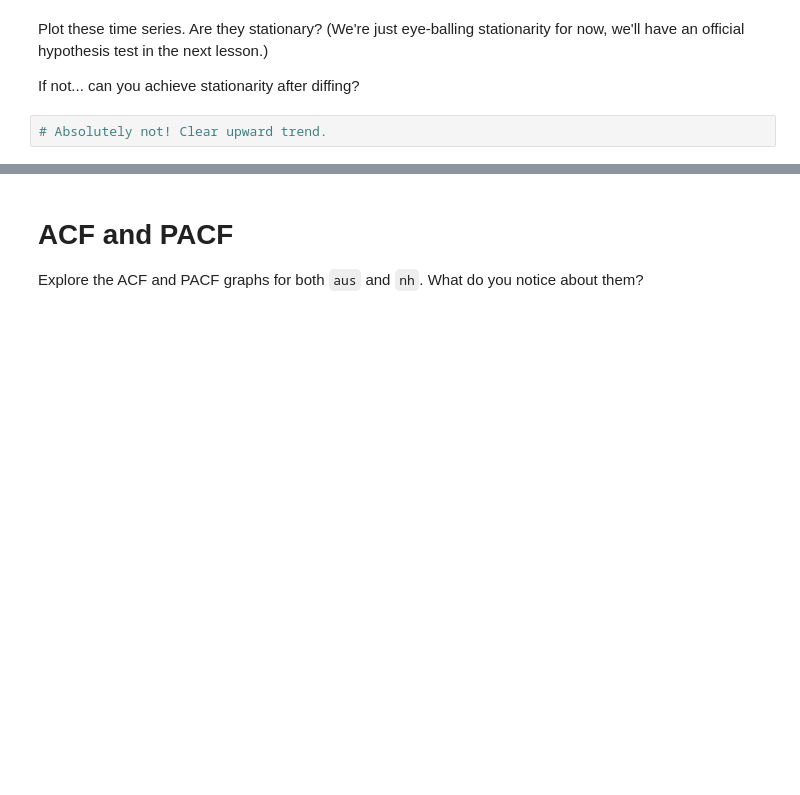
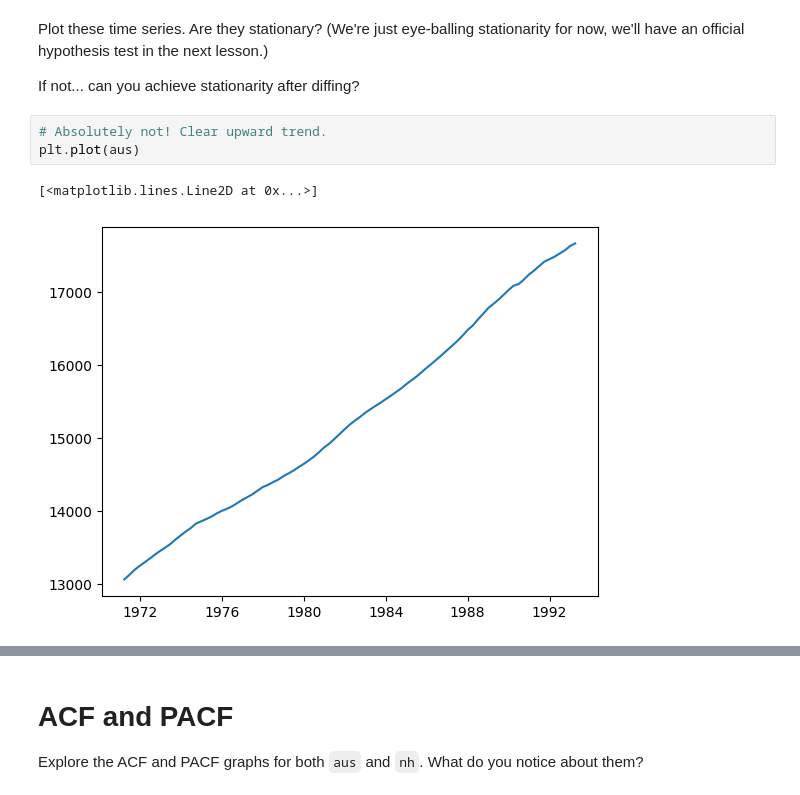
Before and after one commit to milena-seismo/DSB-Unit-03, a Jupyter notebook: 16 - Time Series I - EDA/ts-i-eda-starter.ipynb, the cells around one changed output, grey strips where cells are left out. Drawn from its saved outputs; the diff is of its cells as text; blank space fills up the shorter version.

```diff
--- a/16 - Time Series I - EDA/ts-i-eda-starter.ipynb
+++ b/16 - Time Series I - EDA/ts-i-eda-starter.ipynb
@@ -407,5 +407,9 @@ Plot these time series. Are they stationary? (We're just eye-balling stationarit
 If not... can you achieve stationarity after diffing?
 # %%
 # Absolutely not! Clear upward trend.
+plt.plot(aus)
+# %% [output]
+[<matplotlib.lines.Line2D at 0x...>]
+[figure, added]
 # %%
 # Yeah, kinda!
```
Also changed, not shown: parts of 6 cells of this notebook.
